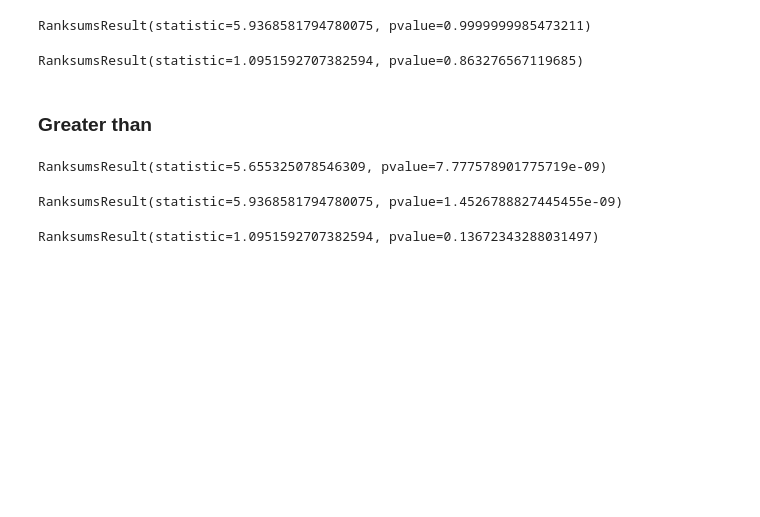
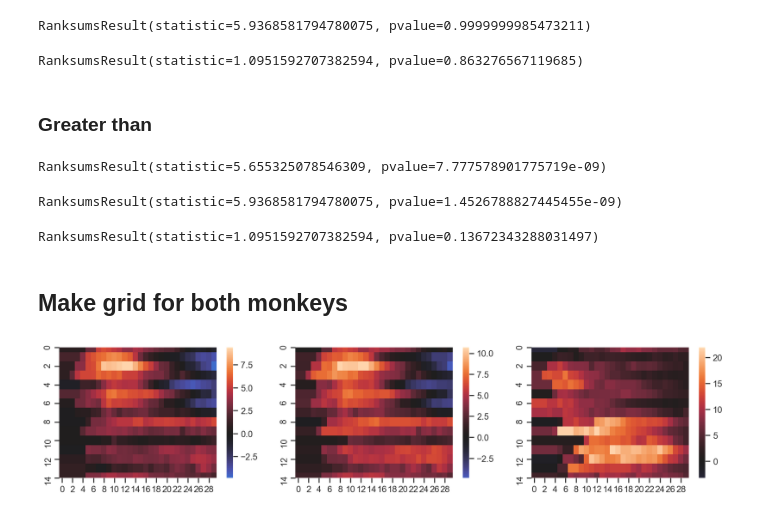
Before and after one commit to daphnecor/DistanceAndDependence, a Jupyter notebook: NonparametricTesting.ipynb, the cells around one changed output. Saved outputs shown, nothing was run; the diff lists cells and outputs as text; code cells hidden in the pictures; blank space fills up the shorter version.

```diff
--- a/NonparametricTesting.ipynb
+++ b/NonparametricTesting.ipynb
@@ -235,3 +231,5 @@ RanksumsResult(statistic=5.9368581794780075, pvalue=1.4526788827445455e-09)
 scipy.stats.ranksums(SA_D5, OA_D5, 'greater')
 # %% [output]
 RanksumsResult(statistic=1.0951592707382594, pvalue=0.13672343288031497)
+# %% [markdown]
+## Make grid for both monkeys
@@ -237,0 +284,10 @@ RanksumsResult(statistic=1.0951592707382594, pvalue=0.13672343288031497)
+# %%
+fig, axs = plt.subplots(nrows=1, ncols=3, figsize=(15, 3))
+
+sns.heatmap(np.array([i[0] for i in sessions_twoSided_SE_SR]).reshape(15, 30), center=0, ax=axs[0])
+
+sns.heatmap(np.array([i[0] for i in sessions_twoSided_SE_OR]).reshape(15, 30), center=0, ax=axs[1])
+
+sns.heatmap(np.array([i[0] for i in sessions_twoSided_SR_OR]).reshape(15, 30), center=0, ax=axs[2]);
+# %% [output]
+[figure, added]
```
Also changed, not shown: parts of 19 cells of this notebook, 2 other files.
